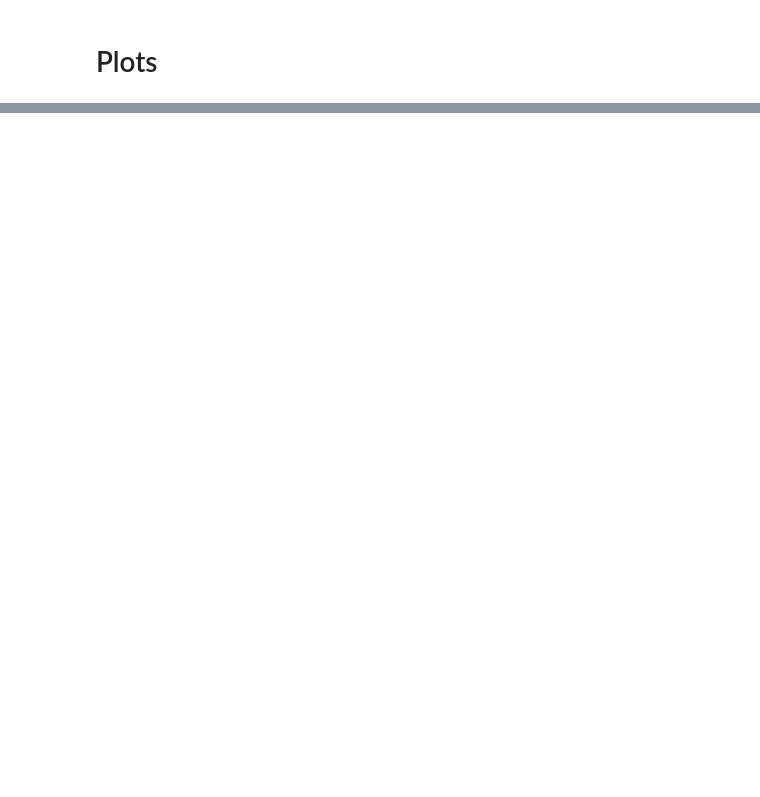
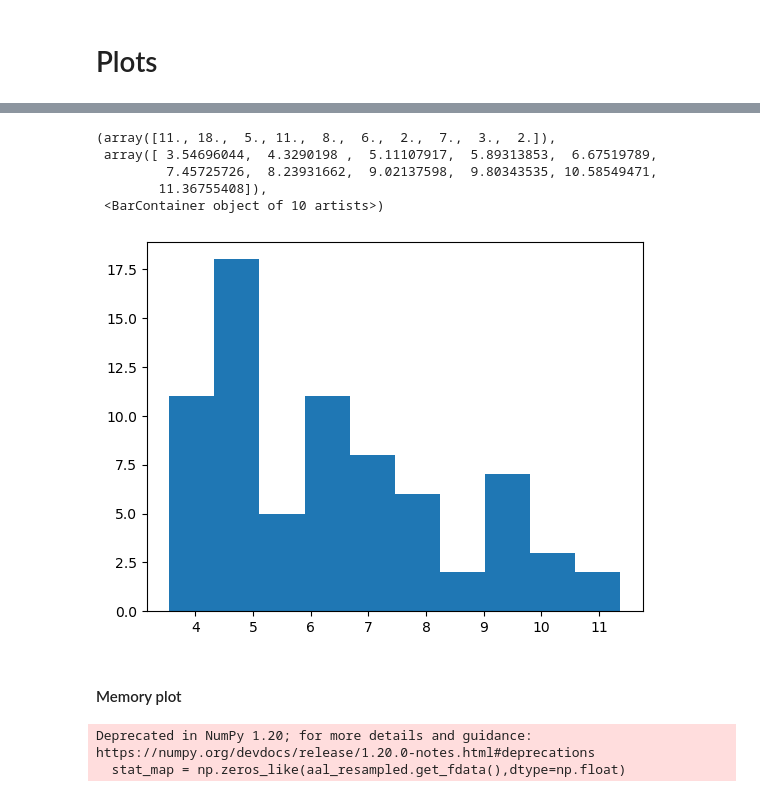
Before and after one commit to nspranav/Ukbiobank_ADHD, a Jupyter notebook: computed_aattributions_mean.ipynb, the cells around one changed output, grey strips where cells are left out. Drawn from its saved outputs; the diff is of its cells as text; code cells hidden in the pictures; blank space fills up the shorter version.

```diff
--- a/computed_aattributions_mean.ipynb
+++ b/computed_aattributions_mean.ipynb
@@ -388,0 +321,9 @@ fdrcorrection(list(age_pvals.values()),method='negcorr',is_sorted=True)
+# %%
+for k,v in sex_pvals1.items():
+    X,y  = all_df_filtered[['memory','sex','age']],all_df_filtered[k]
+    clf = LinearRegression().fit(X, y)
+    coef = clf.coef_[1]
+
+    sex_pvals1[k] = (v[0],coef)
+    if coef < 0:
+        print(k)
@@ -388,0 +397,10 @@ fdrcorrection(list(age_pvals.values()),method='negcorr',is_sorted=True)
+# %%
+age_pvals_reg = age_pvals.copy()
+# %%
+for k,v in age_pvals.items():
+    X,y  = all_df_filtered[['memory','sex','age']],all_df_filtered[k]
+    clf = LinearRegression().fit(X, y)
+    coef = clf.coef_[2]
+    if coef < 0:
+        age_pvals_reg[k] = -v
+        print(k)
@@ -468,0 +476,11 @@ all_df
+# %%
+tvals = np.array([v[1] for k,v in region_pvals.items()])
+# %%
+plt.hist(tvals)
+# %% [output]
+(array([11., 18.,  5., 11.,  8.,  6.,  2.,  7.,  3.,  2.]),
+ array([ 3.54696044,  4.3290198 ,  5.11107917,  5.89313853,  6.67519789,
+         7.45725726,  8.23931662,  9.02137598,  9.80343535, 10.58549471,
+        11.36755408]),
+ <BarContainer object of 10 artists>)
+[figure, added]
@@ -468,0 +491,2 @@ all_df
+# %% [markdown]
+#### Memory plot
@@ -468,0 +502,5 @@ all_df
+# %%
+stat_map = np.zeros_like(aal_resampled.get_fdata(),dtype=np.float)
+# %% [output]
+Deprecated in NumPy 1.20; for more details and guidance: https://numpy.org/devdocs/release/1.20.0-notes.html#deprecations
+  stat_map = np.zeros_like(aal_resampled.get_fdata(),dtype=np.float)
```
Also changed, not shown: parts of 110 cells of this notebook, 35 other files.
